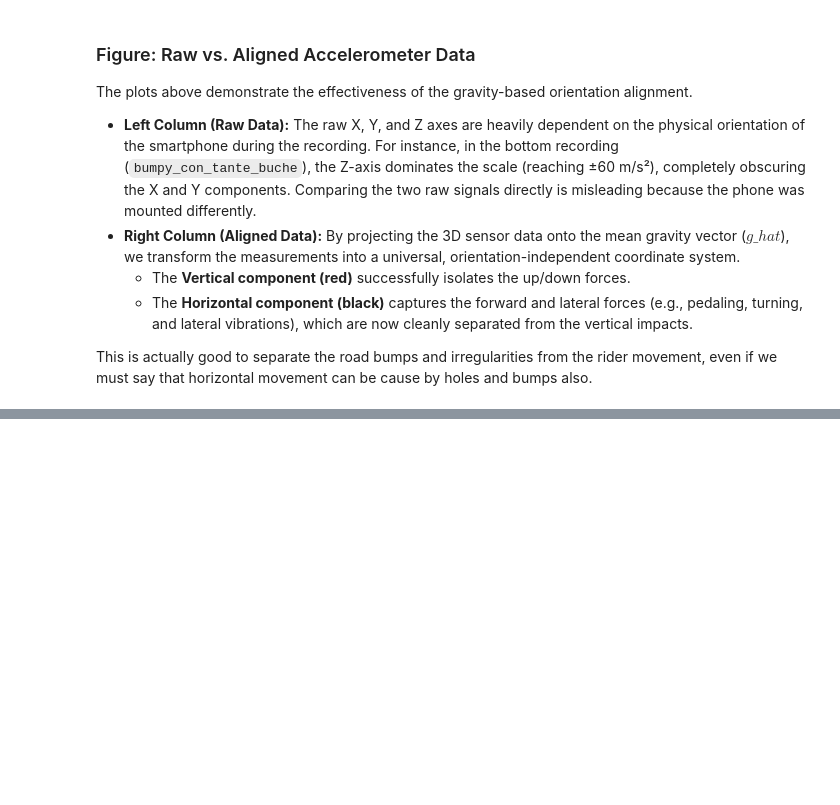
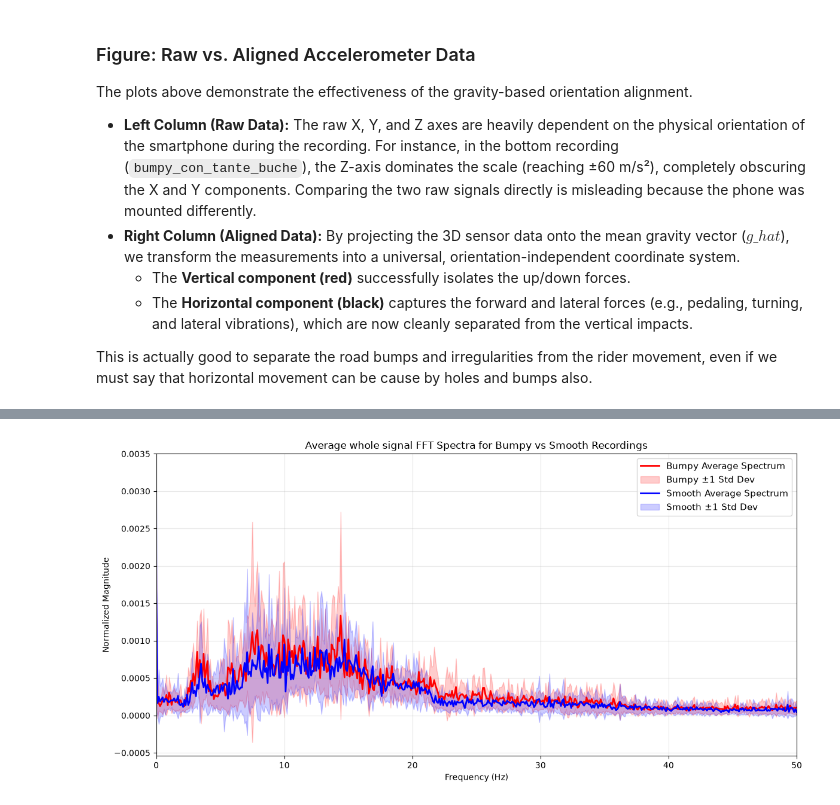
Before and after one commit to ale-the-hit-maker/bikelanes_quality_detector, a Jupyter notebook: notebooks/version1.ipynb, the cells around one changed output, grey strips where cells are left out. Drawn from its saved outputs; the diff is of its cells as text; code cells hidden in the pictures; blank space fills up the shorter version.

```diff
--- a/notebooks/version1.ipynb
+++ b/notebooks/version1.ipynb
@@ -456,0 +509,90 @@ This will help us in designing a band pass filter later in the project
+# %%
+import os
+import numpy as np
+import pandas as pd
+import matplotlib.pyplot as plt
+from scipy import interpolate
+
+# path: OUTPUT_DIR_2
+fs = 100  # Sampling frequency in Hz
+
+# keywords to separate recordings
+BUMPY_KEYWORD = "bumpy"
+SMOOTH_KEYWORD = "smooth"
+
+all_recordings = os.listdir(OUTPUT_DIR_2)
+
+bumpy_recordings = [rec for rec in all_recordings if BUMPY_KEYWORD in rec.lower()]
+smooth_recordings = [rec for rec in all_recordings if SMOOTH_KEYWORD in rec.lower()]
+unclassified_recordings = [rec for rec in all_recordings if BUMPY_KEYWORD not in rec.lower() and SMOOTH_KEYWORD not in rec.lower()]
+
+if unclassified_recordings:
+    print(f"Warning: Found {len(unclassified_recordings)} unclassified recordings: {unclassified_recordings}")
+
+print(f"Found {len(bumpy_recordings)} bumpy recordings and {len(smooth_recordings)} smooth recordings.")
+
+# Function to compute and interpolate whole signal fft
+def compute_interpolated_fft(filepath, target_freqs):
+    data = pd.read_csv(filepath)
+    signal = data['vertical'].values
+    n = len(signal)
+
+    # Compute FFT
+    fft_values = np.fft.rfft(signal)
+    fft_freqs = np.fft.rfftfreq(n, 1/fs)
+    magnitude = np.abs(fft_values)
+
+    # Interpolate to target frequencies
+    mask = fft_freqs <= fs/2  # Only consider frequencies up to Nyquist (implicitly done by rfft, but just to be safe)
+
+    # Normalize so the spectrum sums to 1 (compare SHAPE, not absolute energy)
+    magnitudes_normalized = magnitude / np.sum(magnitude)
+
+    interp_func = interpolate.interp1d(fft_freqs[mask], magnitudes_normalized[mask], fill_value="extrapolate", bounds_error=False)
+    return interp_func(target_freqs)
+
+
+target_freqs = np.linspace(0, fs/2, 501)  # Interpolated frequency range
+
+# we collect the interpolated spectra for bumpy and smooth recordings separately
+bumpy_spectra = []
+for rec in bumpy_recordings:
+    filepath = os.path.join(OUTPUT_DIR_2, rec, "Accelerometer_aligned.csv")
+    if os.path.exists(filepath):
+        bumpy_spectra.append(compute_interpolated_fft(filepath, target_freqs))
+
+smooth_spectra = []
+for rec in smooth_recordings:
+    filepath = os.path.join(OUTPUT_DIR_2, rec, "Accelerometer_aligned.csv")
+    if os.path.exists(filepath):
+        smooth_spectra.append(compute_interpolated_fft(filepath, target_freqs))
+
+# we average the spectra for bumpy and smooth recordings
+bumpy_avg_spectrum = np.mean(bumpy_spectra, axis=0)
+bumpy_std_spectrum = np.std(bumpy_spectra, axis=0)
+
+smooth_avg_spectrum = np.mean(smooth_spectra, axis=0)
+smooth_std_spectrum = np.std(smooth_spectra, axis=0)
+
+# we plot the results
+
+plt.figure(figsize=(12, 6))
+
+# Plot bumpy spectrum with shaded std
+plt.plot(target_freqs, bumpy_avg_spectrum, label='Bumpy Average Spectrum', color='red', linewidth=2)
+plt.fill_between(target_freqs, bumpy_avg_spectrum - bumpy_std_spectrum, bumpy_avg_spectrum + bumpy_std_spectrum, color='red', alpha=0.2, label='Bumpy ±1 Std Dev')
+
+# Plot smooth spectrum with shaded std
+plt.plot(target_freqs, smooth_avg_spectrum, label='Smooth Average Spectrum', color='blue', linewidth=2)
+plt.fill_between(target_freqs, smooth_avg_spectrum - smooth_std_spectrum, smooth_avg_spectrum + smooth_std_spectrum, color='blue', alpha=0.2, label='Smooth ±1 Std Dev')
+
+
+plt.title('Average whole signal FFT Spectra for Bumpy vs Smooth Recordings')
+plt.xlabel('Frequency (Hz)')
+plt.ylabel('Normalized Magnitude')
+plt.xlim(0, 50)
+plt.legend(fontsize=11)
+plt.grid(True, alpha=0.3)
+plt.tight_layout()
+plt.show()
+# %% [output]
@@ -456,0 +600 @@ This will help us in designing a band pass filter later in the project
+[figure, added]
```
Also changed, not shown: parts of 8 cells of this notebook, 9 other files.
